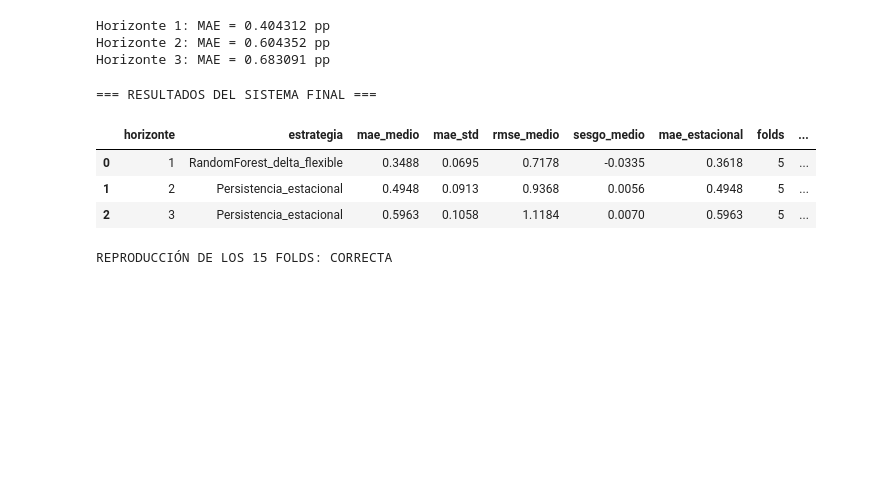
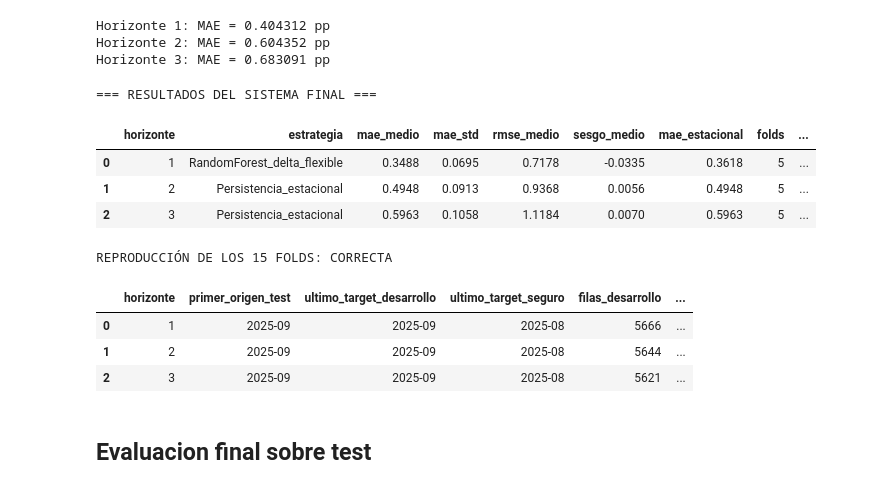
Before and after one commit to tavomx45/audit-ecuador-banking-data, a Jupyter notebook: notebooks/04_experimentos_delta.ipynb, the cells around one changed output. Drawn from its saved outputs; the diff is of its cells as text; code cells hidden in the pictures; blank space fills up the shorter version.

Commit message:
docs: finalize banking delinquency forecasting portfolio

```diff
--- a/notebooks/04_experimentos_delta.ipynb
+++ b/notebooks/04_experimentos_delta.ipynb
@@ -6452,3 +6452,74 @@ print("\nREPRODUCCIÓN DE LOS 15 FOLDS: CORRECTA")
 | 1 | 2 | Persistencia_estacional | 0.4948 | 0.0913 | 0.9368 | 0.0056 | 0.4948 | 5 | ... |
 | 2 | 3 | Persistencia_estacional | 0.5963 | 0.1058 | 1.1184 | 0.0070 | 0.5963 | 5 | ... |
 REPRODUCCIÓN DE LOS 15 FOLDS: CORRECTA
+# %%
+import pandas as pd
+from IPython.display import display
+
+auditoria_temporal = []
+entrenamiento_final = {}
+
+for h in (1, 2, 3):
+
+    config = datasets[h]
+
+    desarrollo = config["desarrollo"]
+    test = config["test"]
+    fecha_target = config["fecha_target"]
+
+    # Comparar por mes calendario.
+    fechas_target = pd.to_datetime(
+        desarrollo[fecha_target]
+    ).dt.to_period("M")
+
+    fechas_origen_test = pd.to_datetime(
+        test["fecha"]
+    ).dt.to_period("M")
+
+    primer_origen_test = fechas_origen_test.min()
+
+    # Solo entrenar con objetivos conocidos
+    # antes del primer origen del Test.
+    mascara_segura = (
+        fechas_target < primer_origen_test
+    )
+
+    train_seguro = desarrollo.loc[
+        mascara_segura
+    ].copy()
+
+    assert not train_seguro.empty
+
+    fechas_seguras = pd.to_datetime(
+        train_seguro[fecha_target]
+    ).dt.to_period("M")
+
+    assert fechas_seguras.max() < primer_origen_test
+
+    entrenamiento_final[h] = train_seguro
+
+    auditoria_temporal.append({
+        "horizonte": h,
+        "primer_origen_test": str(primer_origen_test),
+        "ultimo_target_desarrollo": str(
+            fechas_target.max()
+        ),
+        "ultimo_target_seguro": str(
+            fechas_seguras.max()
+        ),
+        "filas_desarrollo": len(desarrollo),
+        "filas_entrenamiento_seguro": len(train_seguro),
+        "filas_excluidas": int((~mascara_segura).sum()),
+        "filas_test": len(test),
+    })
+
+resumen_auditoria = pd.DataFrame(auditoria_temporal)
+
+display(resumen_auditoria)
+# %% [output]
+|  | horizonte | primer_origen_test | ultimo_target_desarrollo | ultimo_target_seguro | filas_desarrollo | ... |
+| 0 | 1 | 2025-09 | 2025-09 | 2025-08 | 5666 | ... |
+| 1 | 2 | 2025-09 | 2025-09 | 2025-08 | 5644 | ... |
+| 2 | 3 | 2025-09 | 2025-09 | 2025-08 | 5621 | ... |
+# %% [markdown]
+## Evaluacion final sobre test
```
Also changed, not shown: parts of 22 cells of this notebook, 17 other files.
